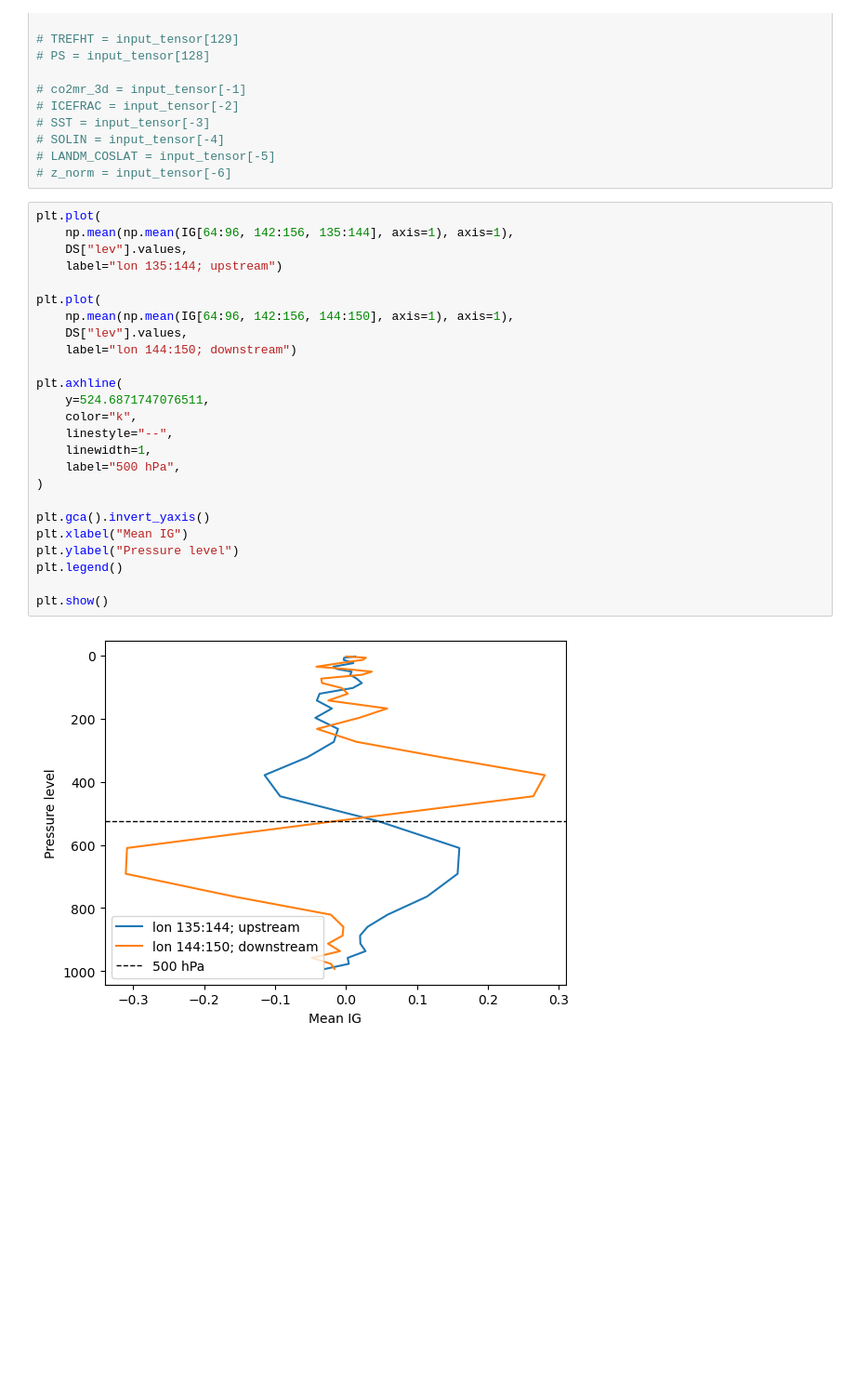
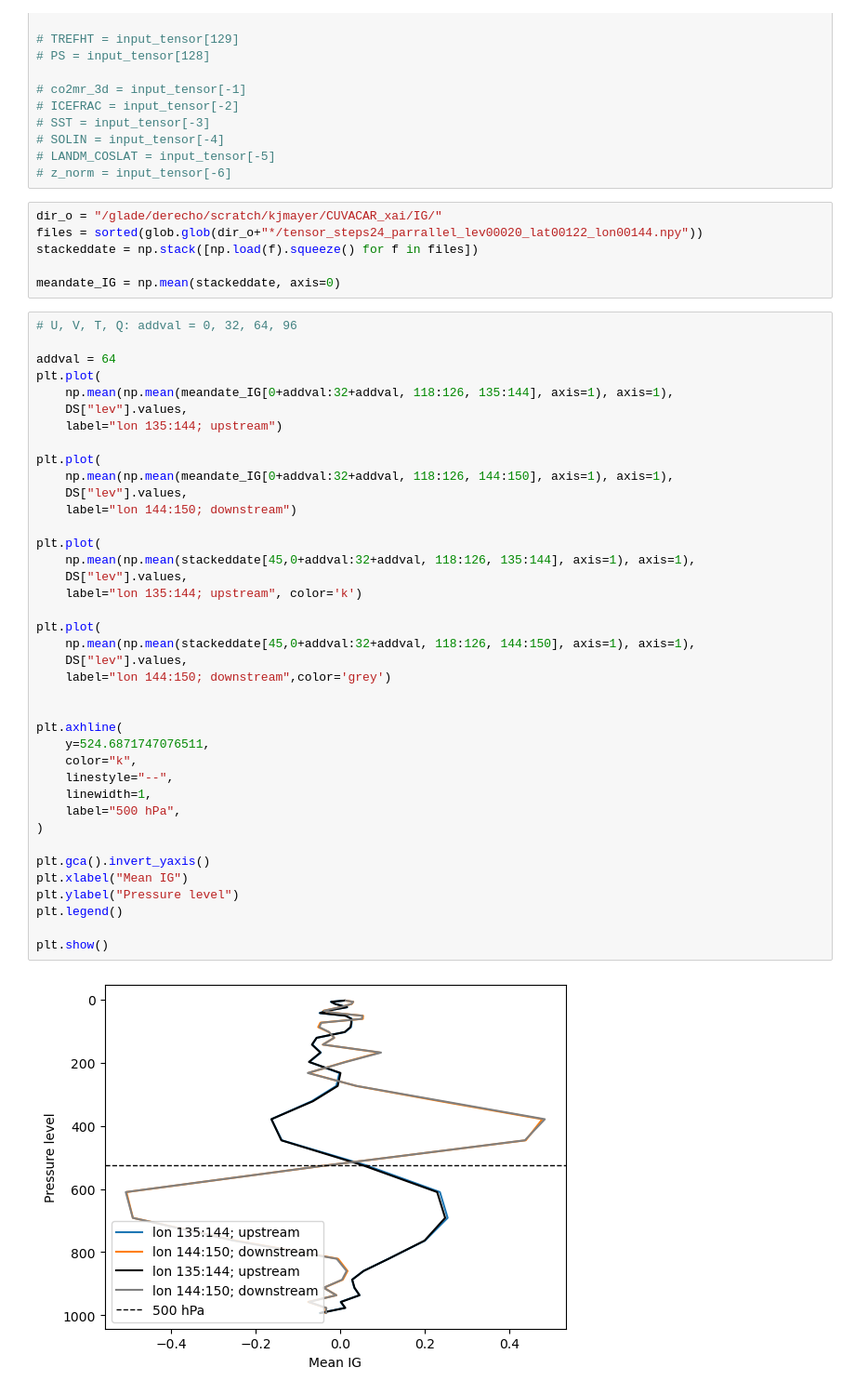
Before and after one commit to WillyChap/CUVACAR_xai, a Jupyter notebook: kjmayer/LookAtOutput.ipynb, the cells around one changed output. Shown at 93% size. Cells and saved outputs as stored; diff of their text form; blank space fills up the shorter version.

```diff
--- a/kjmayer/LookAtOutput.ipynb
+++ b/kjmayer/LookAtOutput.ipynb
@@ -218,30 +298,50 @@ plt.show()
 # SOLIN = input_tensor[-4]
 # LANDM_COSLAT = input_tensor[-5]
 # z_norm = input_tensor[-6]
+# %%
+dir_o = "/glade/derecho/scratch/kjmayer/CUVACAR_xai/IG/"
+files = sorted(glob.glob(dir_o+"*/tensor_steps24_parrallel_lev00020_lat00122_lon00144.npy"))
+stackeddate = np.stack([np.load(f).squeeze() for f in files])
+
+meandate_IG = np.mean(stackeddate, axis=0)
 # %%
+# U, V, T, Q: addval = 0, 32, 64, 96
+
+addval = 64
 plt.plot(
-    np.mean(np.mean(IG[64:96, 142:156, 135:144], axis=1), axis=1),
+    np.mean(np.mean(meandate_IG[0+addval:32+addval, 118:126, 135:144], axis=1), axis=1),
     DS["lev"].values,
     label="lon 135:144; upstream")
 
 plt.plot(
-    np.mean(np.mean(IG[64:96, 142:156, 144:150], axis=1), axis=1),
+    np.mean(np.mean(meandate_IG[0+addval:32+addval, 118:126, 144:150], axis=1), axis=1),
     DS["lev"].values,
     label="lon 144:150; downstream")
+
+plt.plot(
+    np.mean(np.mean(stackeddate[45,0+addval:32+addval, 118:126, 135:144], axis=1), axis=1),
+    DS["lev"].values,
+    label="lon 135:144; upstream", color='k')
+
+plt.plot(
+    np.mean(np.mean(stackeddate[45,0+addval:32+addval, 118:126, 144:150], axis=1), axis=1),
+    DS["lev"].values,
+    label="lon 144:150; downstream",color='grey')
+
 
 plt.axhline(
     y=524.6871747076511,
     color="k",
     linestyle="--",
     linewidth=1,
     label="500 hPa",
 )
 
 plt.gca().invert_yaxis()
 plt.xlabel("Mean IG")
 plt.ylabel("Pressure level")
 plt.legend()
 
 plt.show()
 # %% [output]
-[figure, old version]
+[figure, new version]
```
Also changed, not shown: parts of 8 cells of this notebook, 5 other files.
